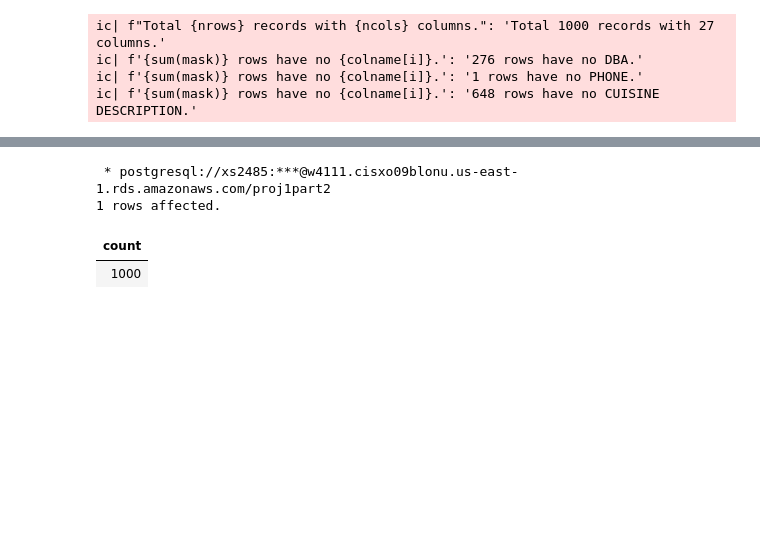
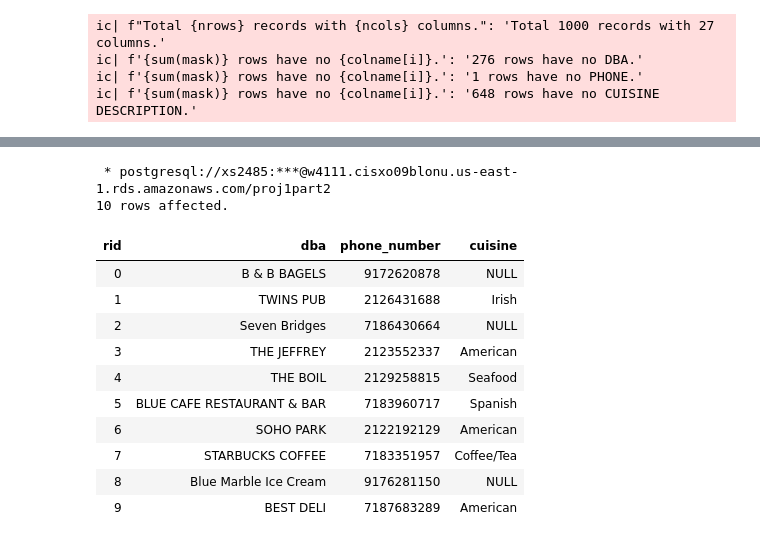
Before and after one commit to Xiaoyang-Song/NYC-Restaurant-Inspection-Database, a Jupyter notebook: 4111p1.ipynb, the cells around one changed output, grey strips where cells are left out. Drawn from its saved outputs; the diff is of its cells as text; code cells hidden in the pictures; blank space fills up the shorter version.

```diff
--- a/4111p1.ipynb
+++ b/4111p1.ipynb
@@ -480,9 +488,20 @@ ic| f'{sum(mask)} rows have no {colname[i]}.': '648 rows have no CUISINE DESCRIP
 # %%
 %%sql
-select COUNT(*)
+select *
 from restaurant
+ORDER BY rid ASC
+LIMIT 10
 # %% [output]
  * postgresql://xs2485:***@w4111.cisxo09blonu.us-east-1.rds.amazonaws.com/proj1part2
-1 rows affected.
+10 rows affected.
-| count |
-| 1000 |
+| rid | dba | phone_number | cuisine |
+| 0 | B & B BAGELS | 9172620878 | NULL |
+| 1 | TWINS PUB | 2126431688 | Irish |
+| 2 | Seven Bridges | 7186430664 | NULL |
+| 3 | THE JEFFREY | 2123552337 | American |
+| 4 | THE BOIL | 2129258815 | Seafood |
+| 5 | BLUE CAFE RESTAURANT & BAR | 7183960717 | Spanish |
+| 6 | SOHO PARK | 2122192129 | American |
+| 7 | STARBUCKS COFFEE | 7183351957 | Coffee/Tea |
+| 8 | Blue Marble Ice Cream | 9176281150 | NULL |
+| 9 | BEST DELI | 7187683289 | American |
```
Also changed, not shown: parts of 6 cells of this notebook, 1 other file.
